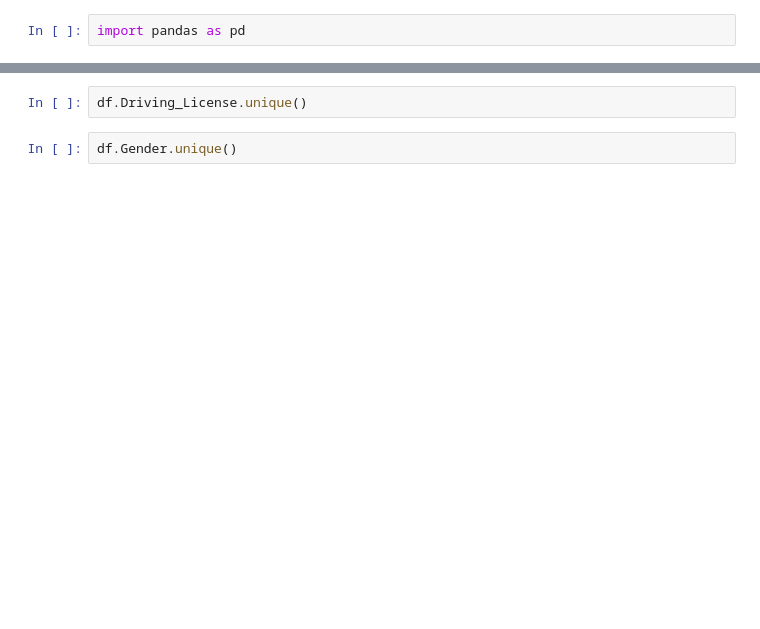
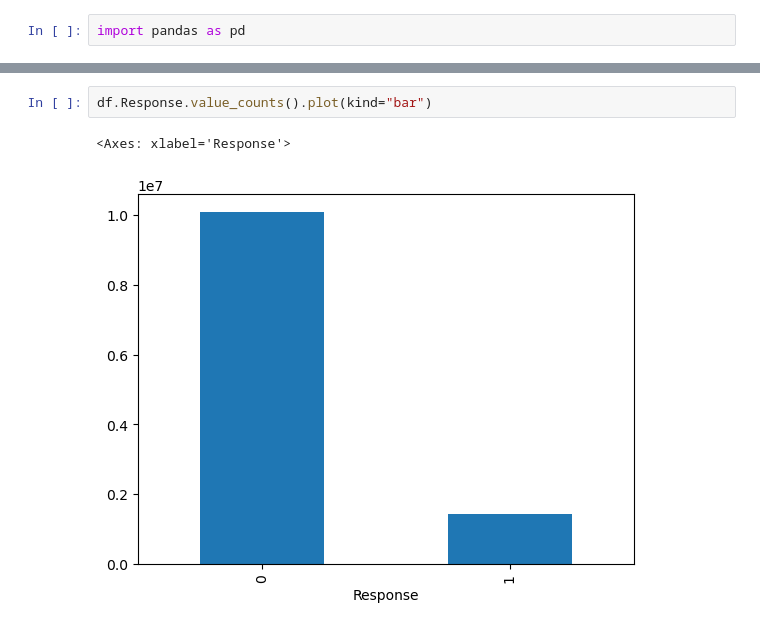
Before and after one commit to leodr/kaggle, a Jupyter notebook: insurance_cross_selling/insurance_cross_selling.ipynb, the cells around one changed output, grey strips where cells are left out. Cells and saved outputs as stored; diff of their text form; blank space fills up the shorter version.

```diff
--- a/insurance_cross_selling/insurance_cross_selling.ipynb
+++ b/insurance_cross_selling/insurance_cross_selling.ipynb
@@ -12,4 +49,5 @@ df.Region_Code.hist()
-# %%
-df.Driving_License.unique()
-# %%
-df.Gender.unique()
+# %%
+df.Response.value_counts().plot(kind="bar")
+# %% [output]
+<Axes: xlabel='Response'>
+[figure, added]
```
Also changed, not shown: parts of 19 cells of this notebook.
